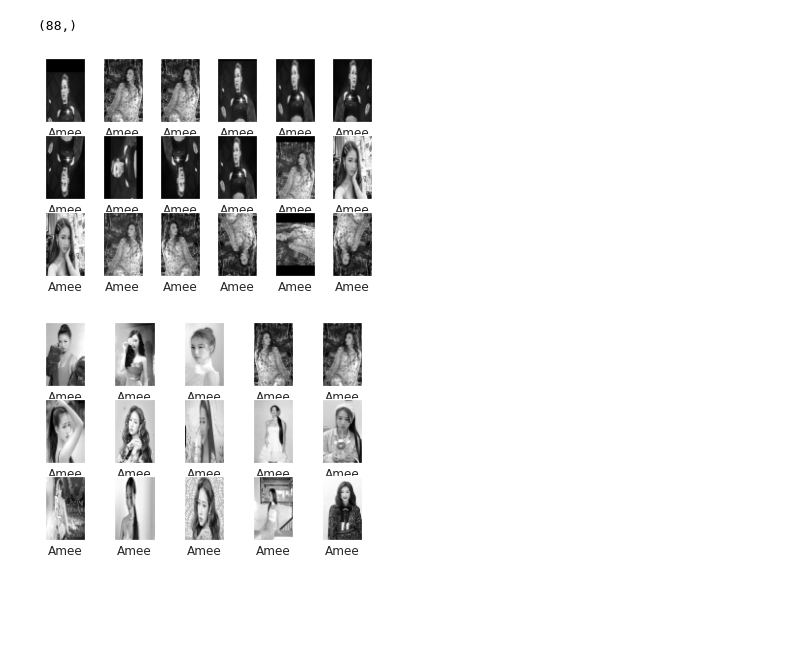
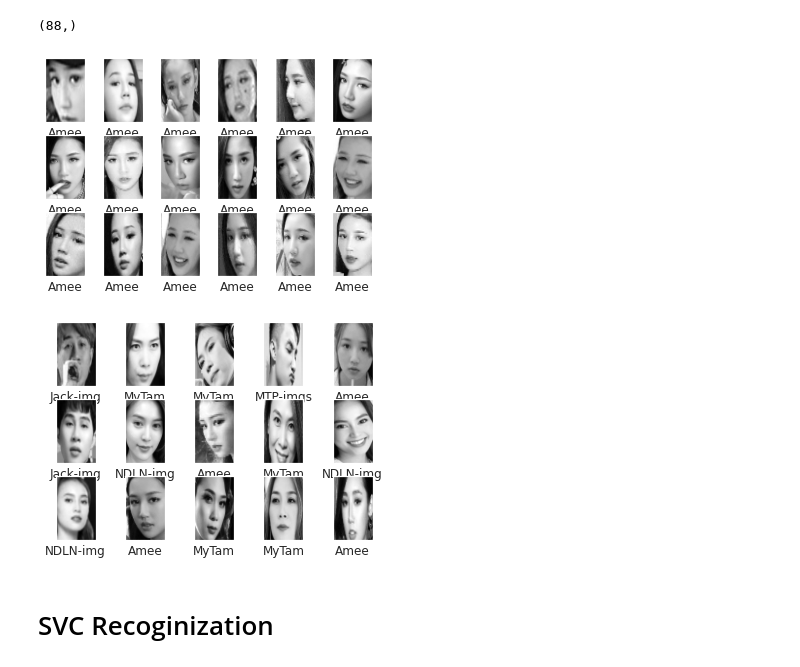
Before and after one commit to kangdoung/CS114.K21, a Jupyter notebook: Do_an_cuoi_ky_ML.ipynb, the cells around one changed output. Cells and saved outputs as stored; diff of their text form; code cells hidden in the pictures; blank space fills up the shorter version.

```diff
--- a/Do_an_cuoi_ky_ML.ipynb
+++ b/Do_an_cuoi_ky_ML.ipynb
@@ -9,8 +9,10 @@ import matplotlib.pyplot as plt
 # %%
 # scaling all images to 47 * 62 using OpenCV resize function
 i = 0
-for imgfolder in os.listdir('drive/My Drive/Image Processing/Train/'):
-    for filename in os.listdir('drive/My Drive/Image Processing/Train/' + imgfolder):
-        filename = 'drive/My Drive/Image Processing/Train/' + imgfolder+ '/'+ filename
+for imgfolder in os.listdir('drive/My Drive/Data/'):
+    for filename in os.listdir('drive/My Drive/Data/' + imgfolder):
+        filename = 'drive/My Drive/Data/' + imgfolder+ '/'+ filename
         img=cv2.imread(filename,0)
-        img = cv2.resize(img, (42,67), interpolation = cv2.INTER_AREA)
+        img = cv2.resize(img, (216,216), interpolation = cv2.INTER_AREA)
+        print(i)
+        i+=1
@@ -35,9 +19,9 @@ for imgfolder in os.listdir('drive/My Drive/Image Processing/Train/'):
 # %%
 # building an array of images and finding its shape.
 X_images = []
-for imgfolder in os.listdir('drive/My Drive/Image Processing/Train/'):
-    for filename in os.listdir('drive/My Drive/Image Processing/Train/' + imgfolder):
-        filename = 'drive/My Drive/Image Processing/Train/' + imgfolder + '/' + filename
+for imgfolder in os.listdir('drive/My Drive/Data/'):
+    for filename in os.listdir('drive/My Drive/Data/' + imgfolder):
+        filename = 'drive/My Drive/Data/' + imgfolder + '/' + filename
         #print(filename)
         img = cv2.imread(filename,0)
         img = cv2.resize(img, (42,67), interpolation = cv2.INTER_AREA)
@@ -55,7 +39,7 @@ plt.show()
 # %%
 y_train = []
-for imgfolder in os.listdir('drive/My Drive/Image Processing/Train/'):
-    for filename in os.listdir('drive/My Drive/Image Processing/Train/' + imgfolder):
+for imgfolder in os.listdir('drive/My Drive/Data/'):
+    for filename in os.listdir('drive/My Drive/Data/' + imgfolder):
         y_train.append(imgfolder)
 y_train = np.asarray(y_train)
 y_train.shape
@@ -64,3 +50,5 @@ y_train.shape
+# %%
+X_train, X_test, Y_train, Y_test = train_test_split(X_images, y_train, test_size = 0.2, random_state =42)
 # %%
 #Build array of images for Test/Validation dataset
 X_test = []
@@ -101,16 +89,18 @@ for i, axis in enumerate(ax.flat):
     axis.imshow(X_images[i], cmap= 'gray')
     axis.set(xticks = [], yticks=[], xlabel=y_train[i])
 # %% [output]
-[figure, old version]
+[figure, new version]
 # %%
 #display test images and labels to make sure they lineup correctly
 fig, ax = plt.subplots(3, 5)
 for i, axi in enumerate(ax.flat):
     axi.imshow(X_test[i], cmap='gray')
     axi.set(xticks=[], yticks=[],
-            xlabel=y_test[i])
+            xlabel=Y_test[i])
 # %% [output]
-[figure, old version]
+[figure, new version]
 # %%
 from sklearn.decomposition import PCA as RandomizedPCA
+# %% [markdown]
+# SVC Recoginization
 # %%
```
Also changed, not shown: parts of 11 cells of this notebook.
